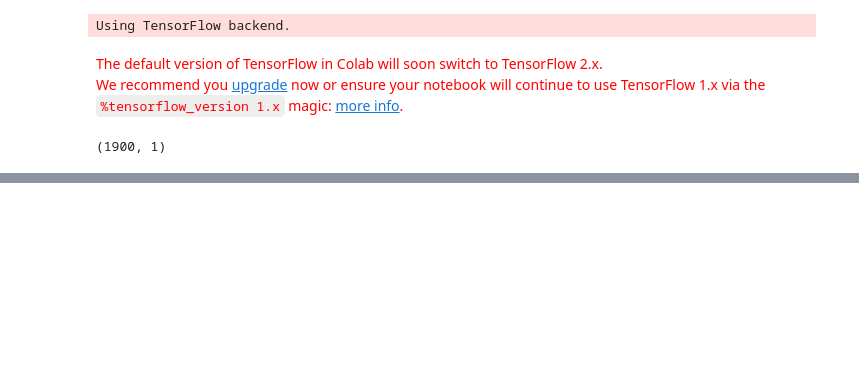
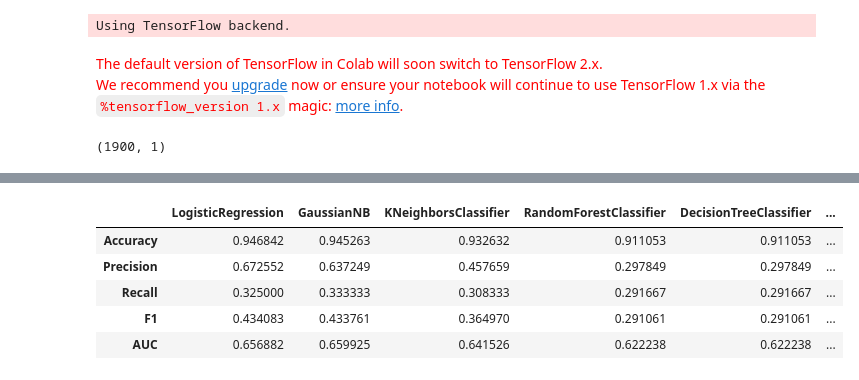
Before and after one commit to LilInformat/UofT-3253-OzoneAnalysis, a Jupyter notebook: OzoneNotebook.ipynb, the cells around one changed output, grey strips where cells are left out. Drawn from its saved outputs; the diff is of its cells as text; code cells hidden in the pictures; blank space fills up the shorter version.

```diff
--- a/OzoneNotebook.ipynb
+++ b/OzoneNotebook.ipynb
@@ -503,0 +507,3 @@ plt.gca().set_ylim(0, 1);
+# %%
+score = model.evaluate(X_train_scaled, y_train)
+score[0]
@@ -503,0 +513,11 @@ plt.gca().set_ylim(0, 1);
+# %%
+metrics.insert(7,"Neural Network",[score[1],score[3],score[4],score[2], 0])
+# %%
+metrics
+# %% [output]
+|  | LogisticRegression | GaussianNB | KNeighborsClassifier | RandomForestClassifier | DecisionTreeClassifier | ... |
+| Accuracy | 0.946842 | 0.945263 | 0.932632 | 0.911053 | 0.911053 | ... |
+| Precision | 0.672552 | 0.637249 | 0.457659 | 0.297849 | 0.297849 | ... |
+| Recall | 0.325000 | 0.333333 | 0.308333 | 0.291667 | 0.291667 | ... |
+| F1 | 0.434083 | 0.433761 | 0.364970 | 0.291061 | 0.291061 | ... |
+| AUC | 0.656882 | 0.659925 | 0.641526 | 0.622238 | 0.622238 | ... |
```
Also changed, not shown: parts of 14 cells of this notebook.
